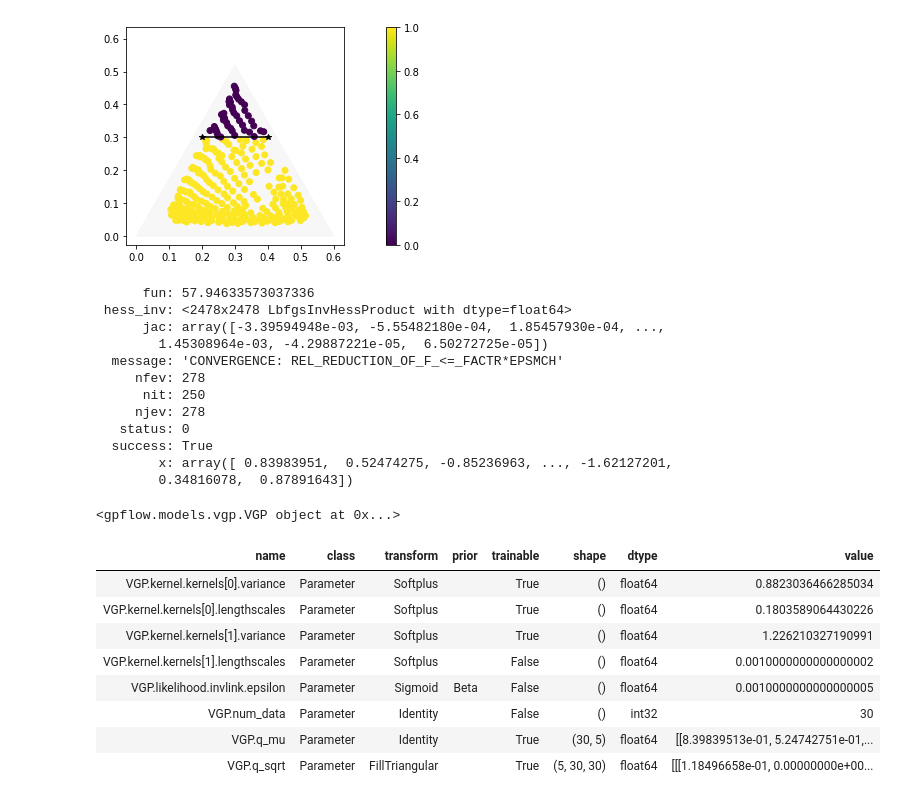
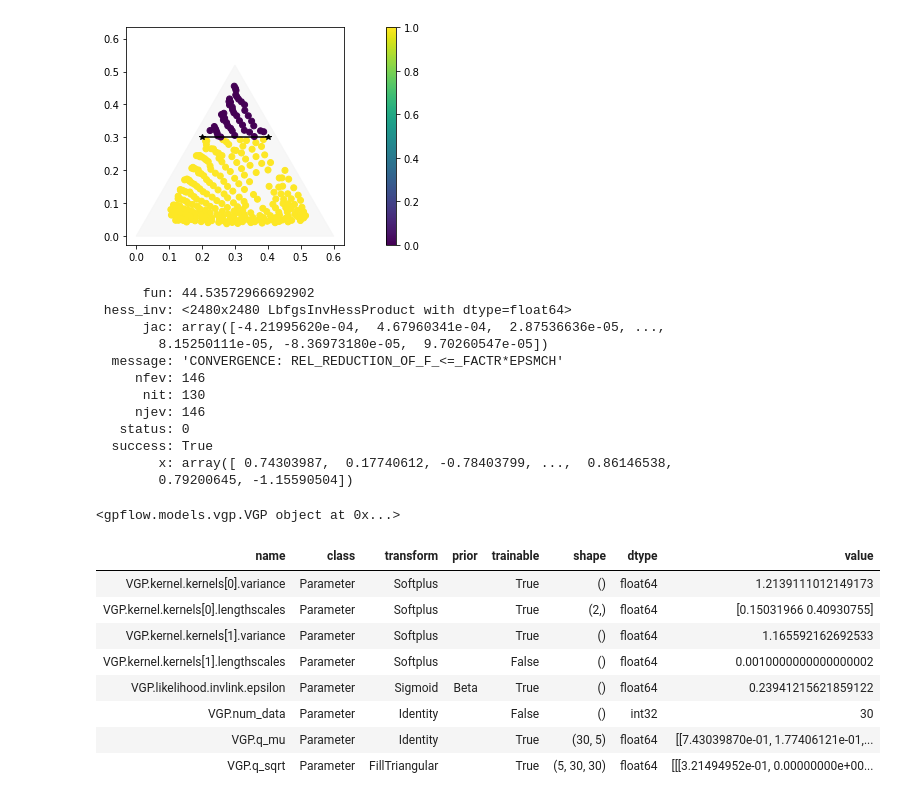
Before and after one commit to fadams-umd/CAMEO-HITL, a Jupyter notebook: gpc_test.ipynb, the cells around one changed output. Cells and saved outputs as stored; diff of their text form; code cells hidden in the pictures.

```diff
--- a/gpc_test.ipynb
+++ b/gpc_test.ipynb
@@ -167,7 +169,11 @@ data = (cartesian[measured, :], labels)
 
 kernel = gpflow.kernels.Matern32(lengthscales=[1, 1])
 
+# gpflow.utilities.set_trainable(kernel.variance, False)
+
 invlink = gpflow.likelihoods.RobustMax(num_clusters)
+
+gpflow.utilities.set_trainable(invlink.epsilon, True)
 
 likelihood = gpflow.likelihoods.MultiClass(num_clusters, invlink=invlink)
 
@@ -266,59 +272,68 @@ plt.show()
 [figure]
 # %%
 # kernel for user input
-prior_kernel = gpflow.kernels.SquaredExponential(active_dims=[2],
-                                                 lengthscales=0.001,
-                                                 variance=1)
+user_kernel = gpflow.kernels.SquaredExponential(active_dims=[2],
+                                                lengthscales=0.001,
+                                                variance=1)
 
-# # fix the prior kernel lengthscale and variance
-gpflow.utilities.set_trainable(prior_kernel.lengthscales, False)
-# gpflow.utilities.set_trainable(prior_kernel.variance, False)
+# fix the prior kernel lengthscale and variance
+gpflow.utilities.set_trainable(user_kernel.lengthscales, False)
+# gpflow.utilities.set_trainable(user_kernel.variance, False)
 
 # add prior kernel to clustering kernel
-hitl_kernel = gpflow.kernels.Matern32(active_dims=[0, 1]) + prior_kernel
+composition_kernel = gpflow.kernels.Matern32(active_dims=[0, 1],
+                                             lengthscales=[1, 1])
+
+# fix the composition kernel variance
+# gpflow.utilities.set_trainable(composition_kernel.variance, False)
+
+# combine the two kernels
+hitl_kernel = composition_kernel + user_kernel
 
 # organize hitl input data
 hitl_data = np.column_stack((cartesian, user_labels))
 
 hitl_input = (hitl_data[measured, :], labels)
 
 invlink = gpflow.likelihoods.RobustMax(num_clusters)
+
+gpflow.utilities.set_trainable(invlink.epsilon, True)
 
 likelihood = gpflow.likelihoods.MultiClass(num_clusters, invlink=invlink)
 
 hitl_gp_model = gpflow.models.VGP(data=hitl_input,
                                   kernel=hitl_kernel,
                                   likelihood=likelihood,
                                   num_latent_gps=num_clusters)
 
 opt = gpflow.optimizers.Scipy()
 opt_result = opt.minimize(hitl_gp_model.training_loss,
                           hitl_gp_model.trainable_variables,
                           options={'maxiter': 1000})
 
 print(opt_result)
 hitl_gp_model
 # %% [output]
-      fun: 57.94633573037336
- hess_inv: <2478x2478 LbfgsInvHessProduct with dtype=float64>
-      jac: array([-3.39594948e-03, -5.55482180e-04,  1.85457930e-04, ...,
-        1.45308964e-03, -4.29887221e-05,  6.50272725e-05])
+      fun: 44.53572966692902
+ hess_inv: <2480x2480 LbfgsInvHessProduct with dtype=float64>
+      jac: array([-4.21995620e-04,  4.67960341e-04,  2.87536636e-05, ...,
+        8.15250111e-05, -8.36973180e-05,  9.70260547e-05])
   message: 'CONVERGENCE: REL_REDUCTION_OF_F_<=_FACTR*EPSMCH'
-     nfev: 278
-      nit: 250
-     njev: 278
+     nfev: 146
+      nit: 130
+     njev: 146
    status: 0
   success: True
-        x: array([ 0.83983951,  0.52474275, -0.85236963, ..., -1.62127201,
-        0.34816078,  0.87891643])
+        x: array([ 0.74303987,  0.17740612, -0.78403799, ...,  0.86146538,
+        0.79200645, -1.15590504])
 <gpflow.models.vgp.VGP object at 0x...>
 | name | class | transform | prior | trainable | shape | dtype | value |
-| VGP.kernel.kernels[0].variance | Parameter | Softplus |  | True | () | float64 | 0.8823036466285034 |
-| VGP.kernel.kernels[0].lengthscales | Parameter | Softplus |  | True | () | float64 | 0.1803589064430226 |
-| VGP.kernel.kernels[1].variance | Parameter | Softplus |  | True | () | float64 | 1.226210327190991 |
+| VGP.kernel.kernels[0].variance | Parameter | Softplus |  | True | () | float64 | 1.2139111012149173 |
+| VGP.kernel.kernels[0].lengthscales | Parameter | Softplus |  | True | (2,) | float64 | [0.15031966 0.40930755] |
+| VGP.kernel.kernels[1].variance | Parameter | Softplus |  | True | () | float64 | 1.165592162692533 |
 | VGP.kernel.kernels[1].lengthscales | Parameter | Softplus |  | False | () | float64 | 0.0010000000000000002 |
-| VGP.likelihood.invlink.epsilon | Parameter | Sigmoid | Beta | False | () | float64 | 0.0010000000000000005 |
+| VGP.likelihood.invlink.epsilon | Parameter | Sigmoid | Beta | True | () | float64 | 0.23941215621859122 |
 | VGP.num_data | Parameter | Identity |  | False | () | int32 | 30 |
-| VGP.q_mu | Parameter | Identity |  | True | (30, 5) | float64 | [[8.39839513e-01, 5.24742751e-01,... |
-| VGP.q_sqrt | Parameter | FillTriangular |  | True | (5, 30, 30) | float64 | [[[1.18496658e-01, 0.00000000e+00... |
+| VGP.q_mu | Parameter | Identity |  | True | (30, 5) | float64 | [[7.43039870e-01, 1.77406121e-01,... |
+| VGP.q_sqrt | Parameter | FillTriangular |  | True | (5, 30, 30) | float64 | [[[3.21494952e-01, 0.00000000e+00... |
 # %%
```
Also changed, not shown: parts of 10 cells of this notebook.
